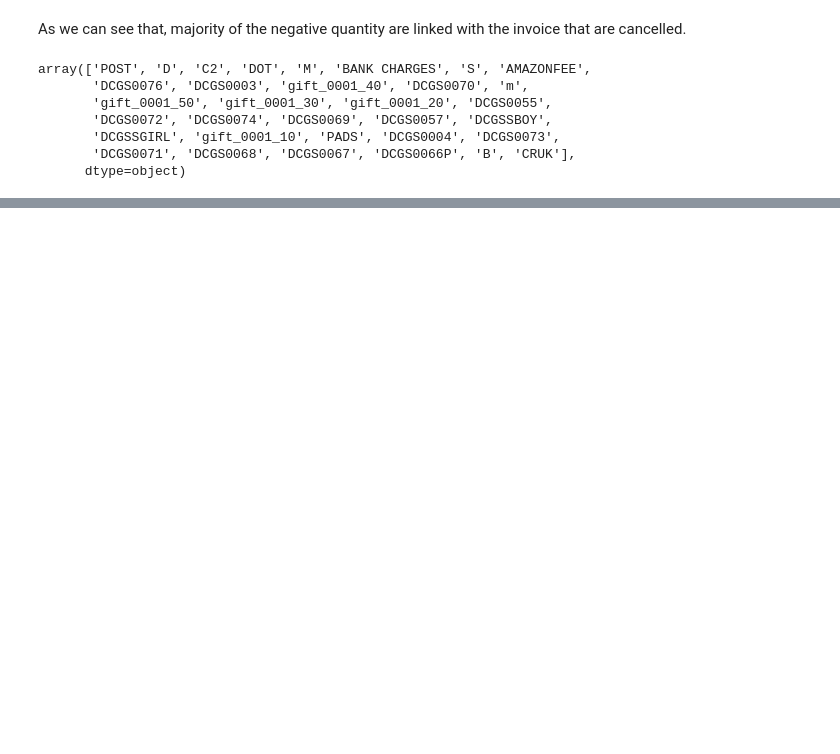
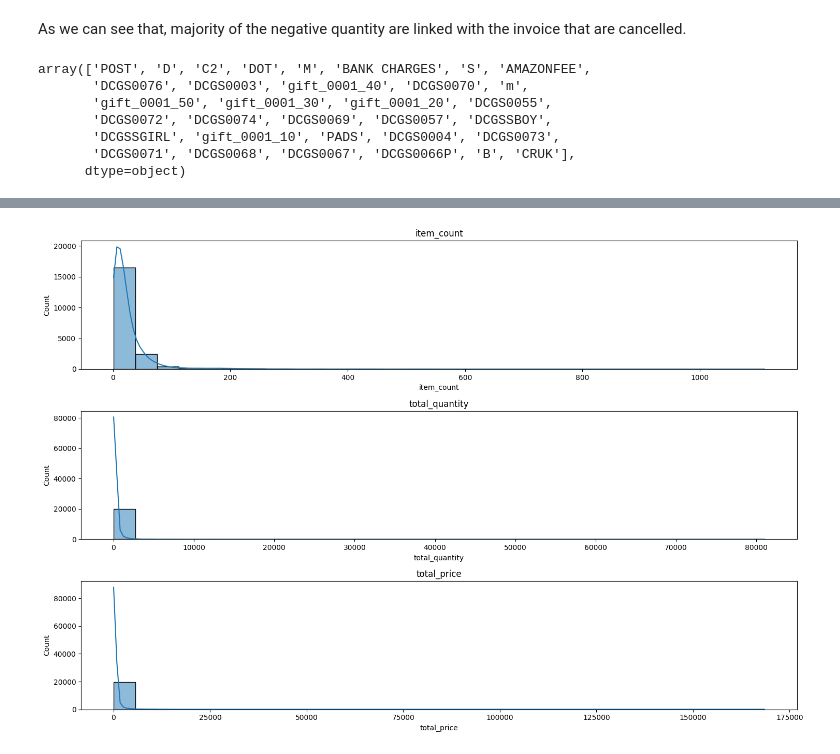
Before and after one commit to dhirajpakhrin007/Market_Basket_Analysis, a Jupyter notebook: Notebook/data_analysis.ipynb, the cells around one changed output, grey strips where cells are left out. Saved outputs shown, nothing was run; the diff lists cells and outputs as text; code cells hidden in the pictures; blank space fills up the shorter version.

```diff
--- a/Notebook/data_analysis.ipynb
+++ b/Notebook/data_analysis.ipynb
@@ -149,0 +155,11 @@ df[df['StockCode'].str.contains('^DOT')]
+# %%
+df['TotalPrice'] = df['Quantity'] * df['UnitPrice']
+# %%
+### Calculating Basket size statistics
+basket_stats = df.groupby(by="InvoiceNo").agg(
+    item_count=('StockCode', 'nunique'),
+    total_quantity=('Quantity','sum'),
+    total_price=('TotalPrice','sum')
+)
+basket_stats = basket_stats[(basket_stats['total_quantity']>0) & (basket_stats['total_price']>0)]
+basket_stats
@@ -149,0 +181,12 @@ df[df['StockCode'].str.contains('^DOT')]
+# %%
+## Basket Size Distribution by quantity
+cols = basket_stats.columns
+plt.figure(figsize=(15, 10))
+for i, col in enumerate(cols):
+    plt.subplot(3, 1, i+1)
+    sns.histplot(basket_stats[col], kde=True, bins=30)
+    plt.title(col)
+plt.tight_layout()
+plt.show()
+# %% [output]
+[figure, added]
```
Also changed, not shown: parts of 27 cells of this notebook.
